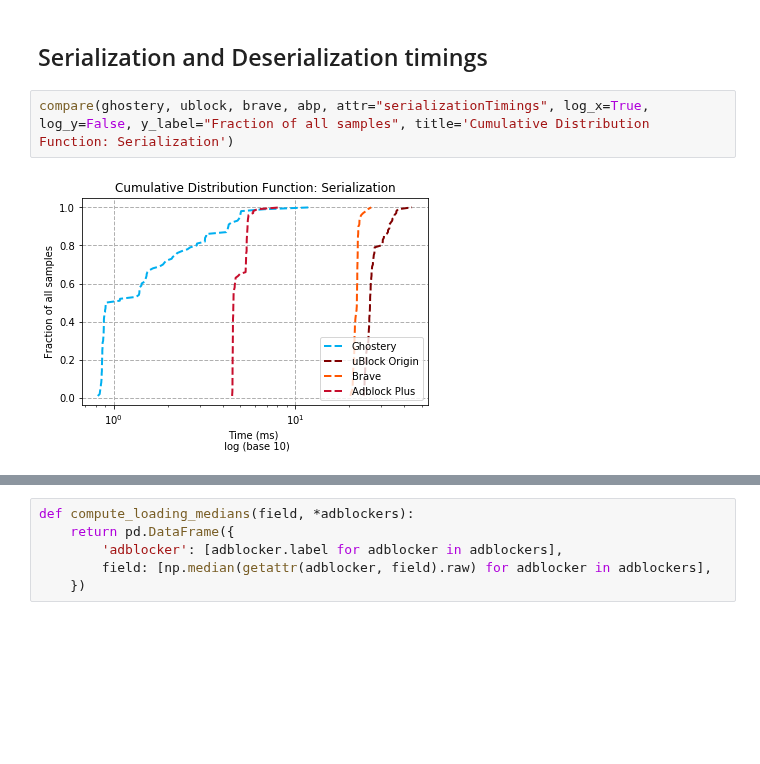
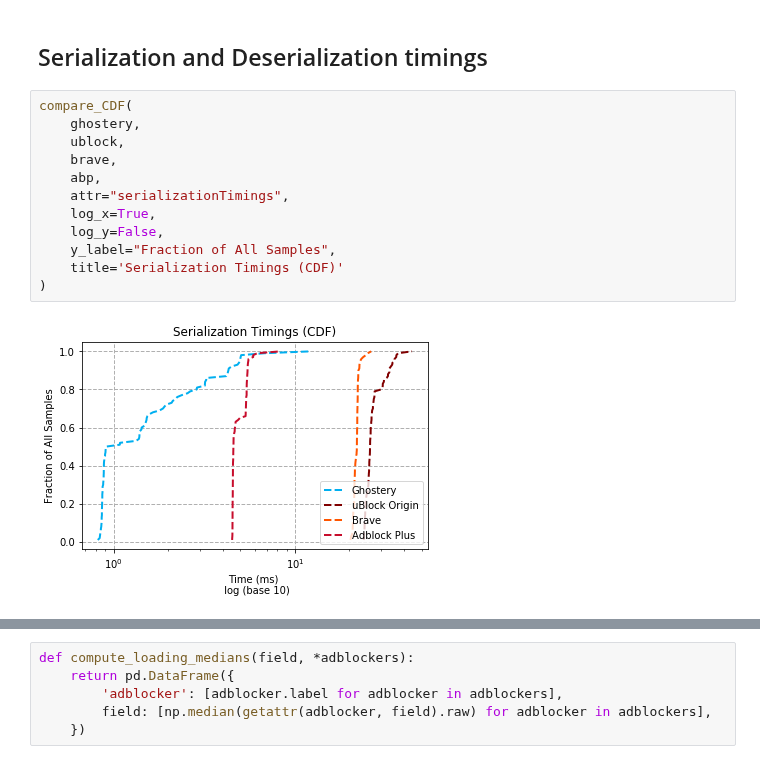
Before and after one commit to ghostery/adblocker, a Jupyter notebook: bench/comparison/comparing_adblockers.ipynb, the cells around one changed output, grey strips where cells are left out. Cells and saved outputs as stored; diff of their text form; blank space fills up the shorter version.

```diff
--- a/bench/comparison/comparing_adblockers.ipynb
+++ b/bench/comparison/comparing_adblockers.ipynb
@@ -305,7 +175,17 @@ Request type not_blocked
 # %% [markdown]
 ## Serialization and Deserialization timings
 # %%
-compare(ghostery, ublock, brave, abp, attr="serializationTimings", log_x=True, log_y=False, y_label="Fraction of all samples", title='Cumulative Distribution Function: Serialization')
+compare_CDF(
+    ghostery,
+    ublock,
+    brave,
+    abp,
+    attr="serializationTimings",
+    log_x=True,
+    log_y=False,
+    y_label="Fraction of All Samples",
+    title='Serialization Timings (CDF)'
+)
 # %% [output]
-[figure, old version]
+[figure, new version]
 # %%
```
Also changed, not shown: parts of 42 cells of this notebook, 21 other files.
